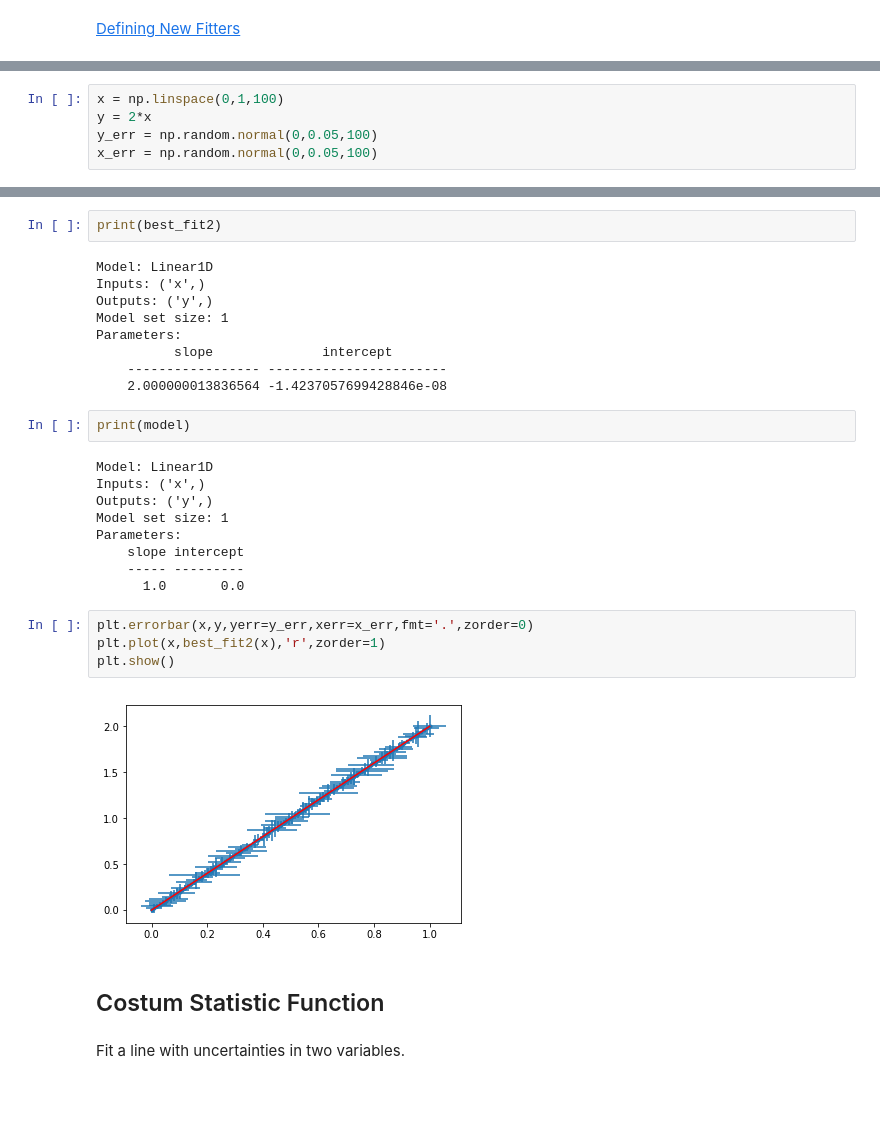
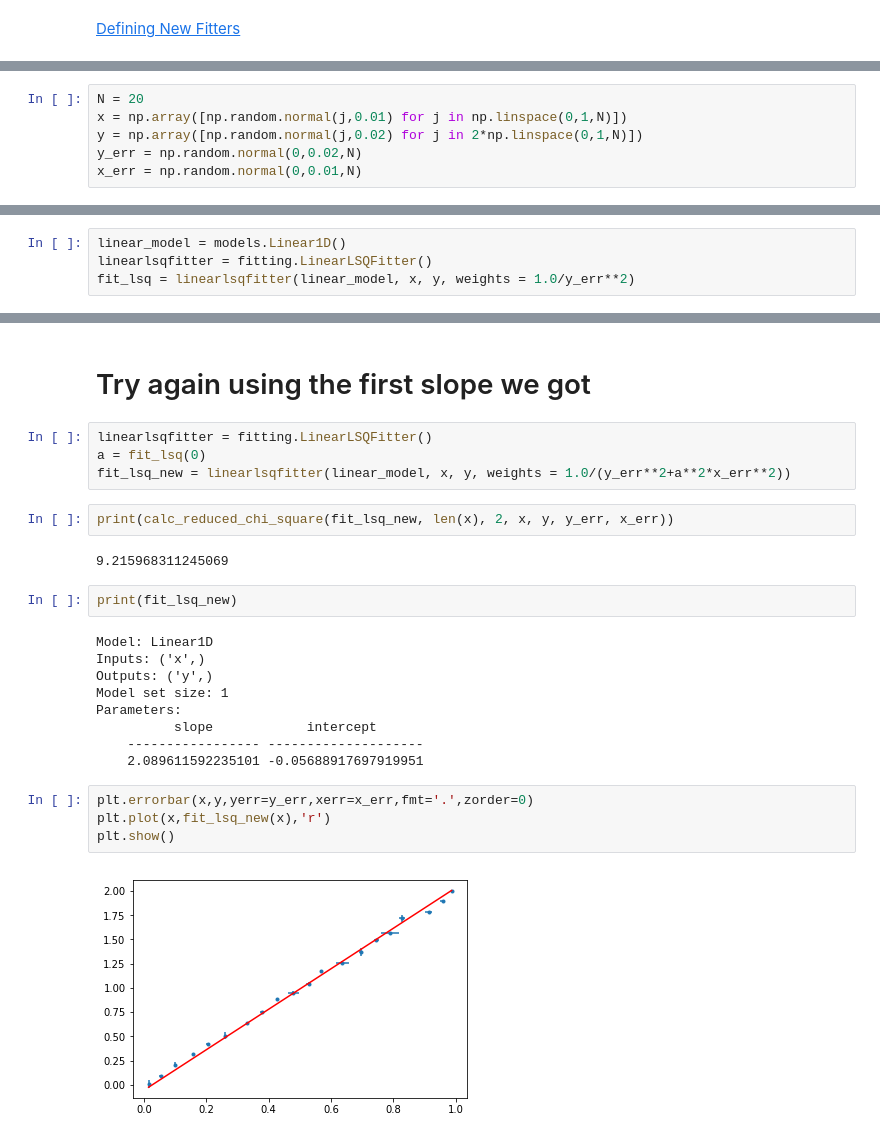
Before and after one commit to rkiman/astropy-tutorials, a Jupyter notebook: tutorials/notebooks/User-Defined-Fitter/User-Defined-Fitter.ipynb, the cells around one changed output, grey strips where cells are left out. Cells and saved outputs as stored; diff of their text form; blank space fills up the shorter version.

Commit message:
First Draft with example with error in x and y

```diff
--- a/tutorials/notebooks/User-Defined-Fitter/User-Defined-Fitter.ipynb
+++ b/tutorials/notebooks/User-Defined-Fitter/User-Defined-Fitter.ipynb
@@ -52,8 +36,9 @@ class SLSQPFitter(Fitter):
 # %%
-x = np.linspace(0,1,100)
-y = 2*x
-y_err = np.random.normal(0,0.05,100)
-x_err = np.random.normal(0,0.05,100)
+N = 20
+x = np.array([np.random.normal(j,0.01) for j in np.linspace(0,1,N)])
+y = np.array([np.random.normal(j,0.02) for j in 2*np.linspace(0,1,N)])
+y_err = np.random.normal(0,0.02,N)
+x_err = np.random.normal(0,0.01,N)
 # %%
 plt.errorbar(x,y,yerr=y_err,xerr=x_err,fmt='.')
 plt.show()
@@ -71,0 +61,4 @@ Optimization terminated successfully.    (Exit mode 0)
+# %%
+linear_model = models.Linear1D()
+linearlsqfitter = fitting.LinearLSQFitter()
+fit_lsq = linearlsqfitter(linear_model, x, y, weights = 1.0/y_err**2)
@@ -72,32 +288,27 @@ Optimization terminated successfully.    (Exit mode 0)
+# %% [markdown]
+# Try again using the first slope we got
+# %%
+linearlsqfitter = fitting.LinearLSQFitter()
+a = fit_lsq(0)
+fit_lsq_new = linearlsqfitter(linear_model, x, y, weights = 1.0/(y_err**2+a**2*x_err**2))
+# %%
+print(calc_reduced_chi_square(fit_lsq_new, len(x), 2, x, y, y_err, x_err))
+# %% [output]
+9.215968311245069
 # %%
-print(best_fit2)
+print(fit_lsq_new)
 # %% [output]
 Model: Linear1D
 Inputs: ('x',)
 Outputs: ('y',)
 Model set size: 1
 Parameters:
-          slope              intercept
-    ----------------- -----------------------
-    2.000000013836564 -1.4237057699428846e-08
+          slope            intercept
+    ----------------- --------------------
+    2.089611592235101 -0.05688917697919951
-# %%
-print(model)
-# %% [output]
-Model: Linear1D
-Inputs: ('x',)
-Outputs: ('y',)
-Model set size: 1
-Parameters:
-    slope intercept
-    ----- ---------
-      1.0       0.0
 # %%
 plt.errorbar(x,y,yerr=y_err,xerr=x_err,fmt='.',zorder=0)
-plt.plot(x,best_fit2(x),'r',zorder=1)
+plt.plot(x,fit_lsq_new(x),'r')
 plt.show()
 # %% [output]
-[figure, old version]
+[figure, new version]
-# %% [markdown]
-## Costum Statistic Function
-# %% [markdown]
-Fit a line with uncertainties in two variables.
```
Also changed, not shown: parts of 33 cells of this notebook.
